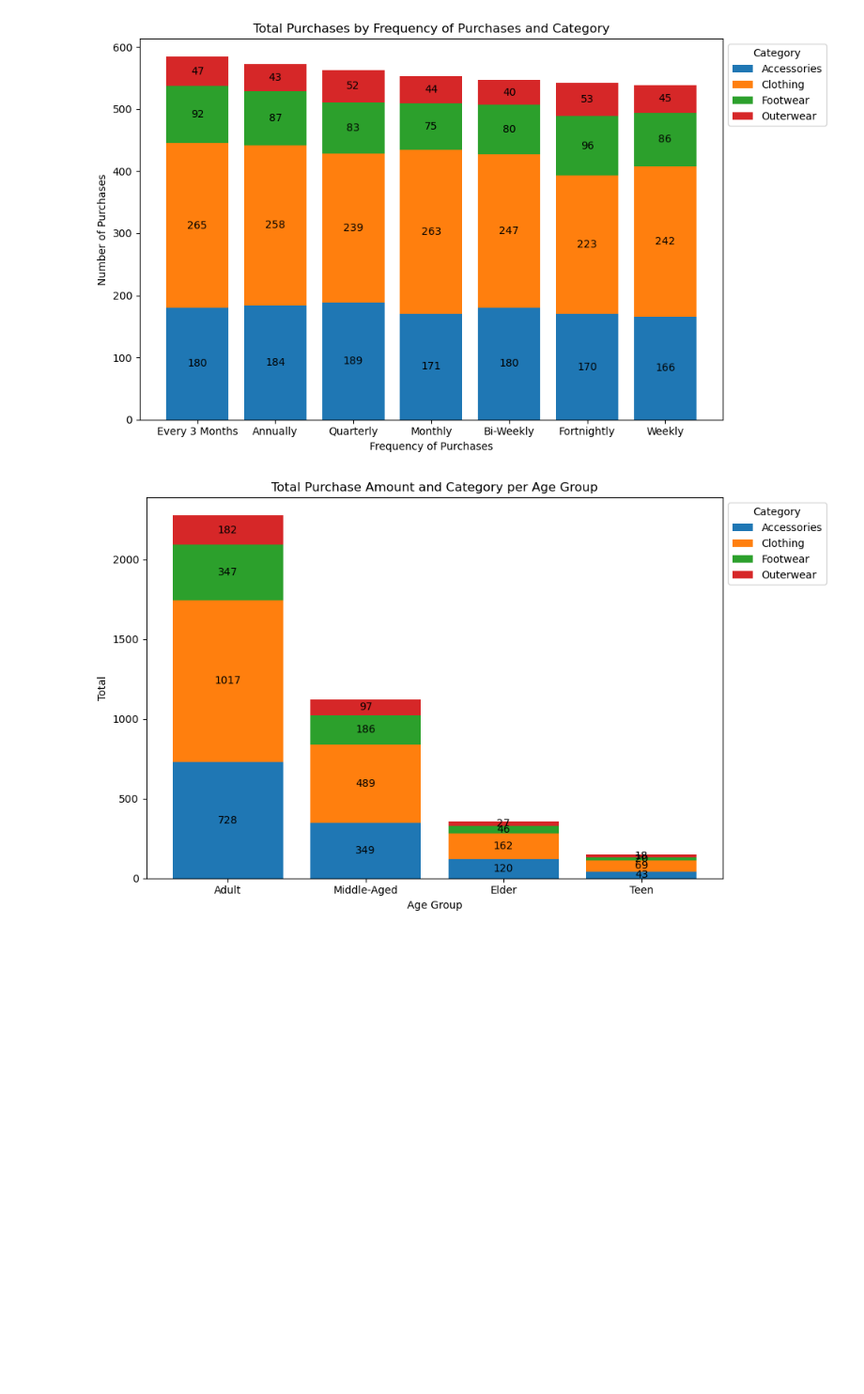
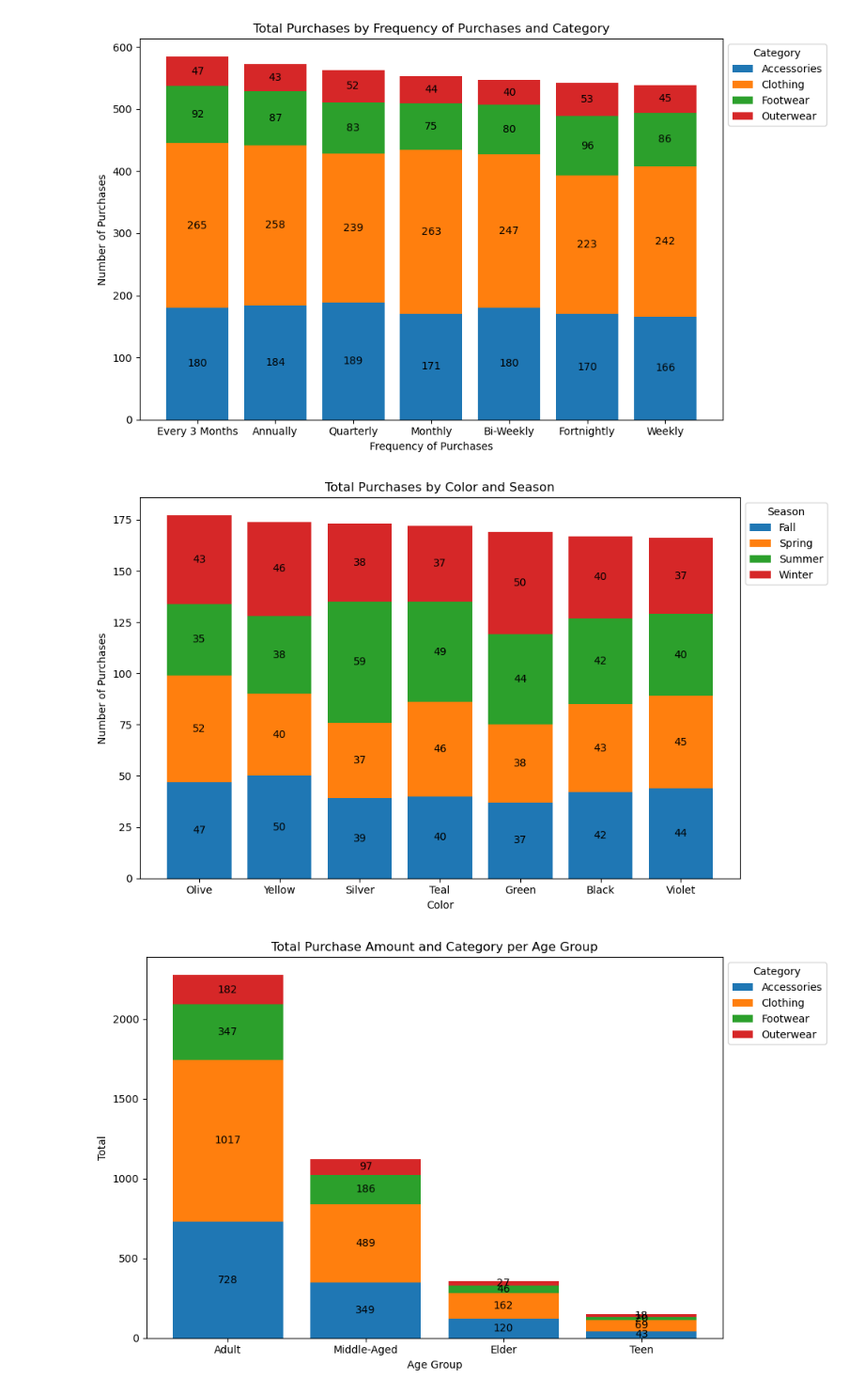
Before and after one commit to FlazeFy2/DS-Customer_Shopping, a Jupyter notebook: exploratory data analysis-bar.ipynb, the cells around one changed output. Shown: that part at 94% size. Cells and saved outputs as stored; diff of their text form; code cells hidden in the pictures; blank space fills up the shorter version.

```diff
--- a/exploratory data analysis-bar.ipynb
+++ b/exploratory data analysis-bar.ipynb
@@ -11,7 +11,8 @@ target_col = [
     { 'count_col' : 'Season', 'group_col' : 'Category' },
     { 'count_col' : 'Location', 'group_col' : 'Category' },
     { 'count_col' : 'Payment Method', 'group_col' : 'Category' },
-    { 'count_col' : 'Frequency of Purchases', 'group_col' : 'Category' }
+    { 'count_col' : 'Frequency of Purchases', 'group_col' : 'Category' },
+    { 'count_col' : 'Color', 'group_col' : 'Season' }
 ]
 
 for dt in target_col:
@@ -25,33 +26,34 @@ for dt in target_col:
     # Ordering
     stacked_data['Total'] = stacked_data.sum(axis=1)
     stacked_data = stacked_data.sort_values(by='Total', ascending=False).head(7)
     categories = stacked_data.columns[:-1]
     counts = stacked_data[categories].values
 
     # Plotting
     context = stacked_data.index
     fig, ax = plt.subplots(figsize=(10, 6))
     bottom = np.zeros(len(context))
 
     # Plot each group_col as stack
     for group_col_index, group in enumerate(categories):
         p = ax.bar(context, counts[:, group_col_index], label=group, bottom=bottom)
         bottom += counts[:, group_col_index]
         ax.bar_label(p, label_type='center', fmt='%d')
 
     # Customizing the plot
     ax.set_title(f'Total Purchases by {count_col} and {group_col}')
     ax.set_xlabel(count_col)
     ax.set_ylabel('Number of Purchases')
     ax.legend(title=group_col, bbox_to_anchor=(1, 1), loc='upper left')
     plt.tight_layout()
     plt.show()
     print("\n")
 # %% [output]
 [figure]
 [figure]
 [figure]
 [figure]
+[figure, added]
 # %%
 import pandas as pd
 import matplotlib.pyplot as plt
```
Also changed, not shown: parts of 2 cells of this notebook.
